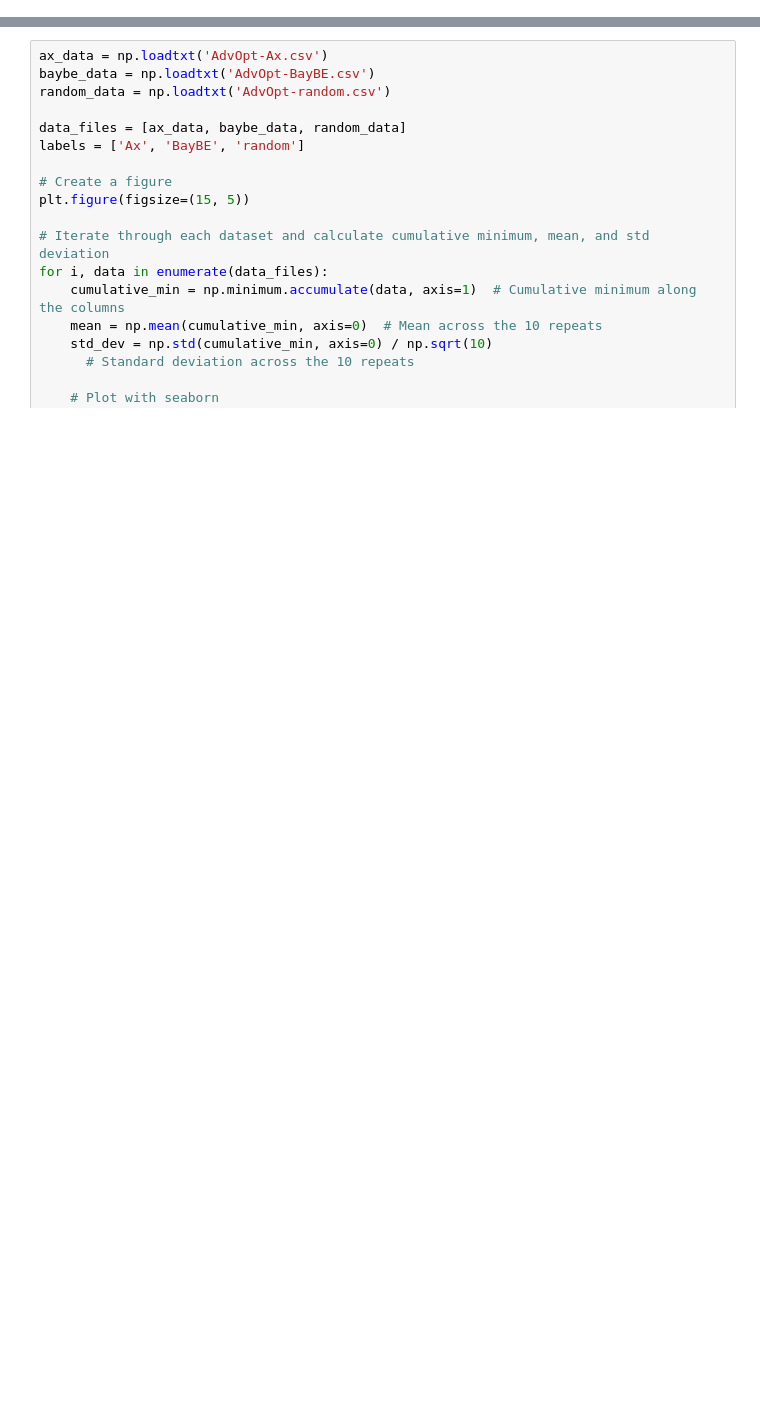
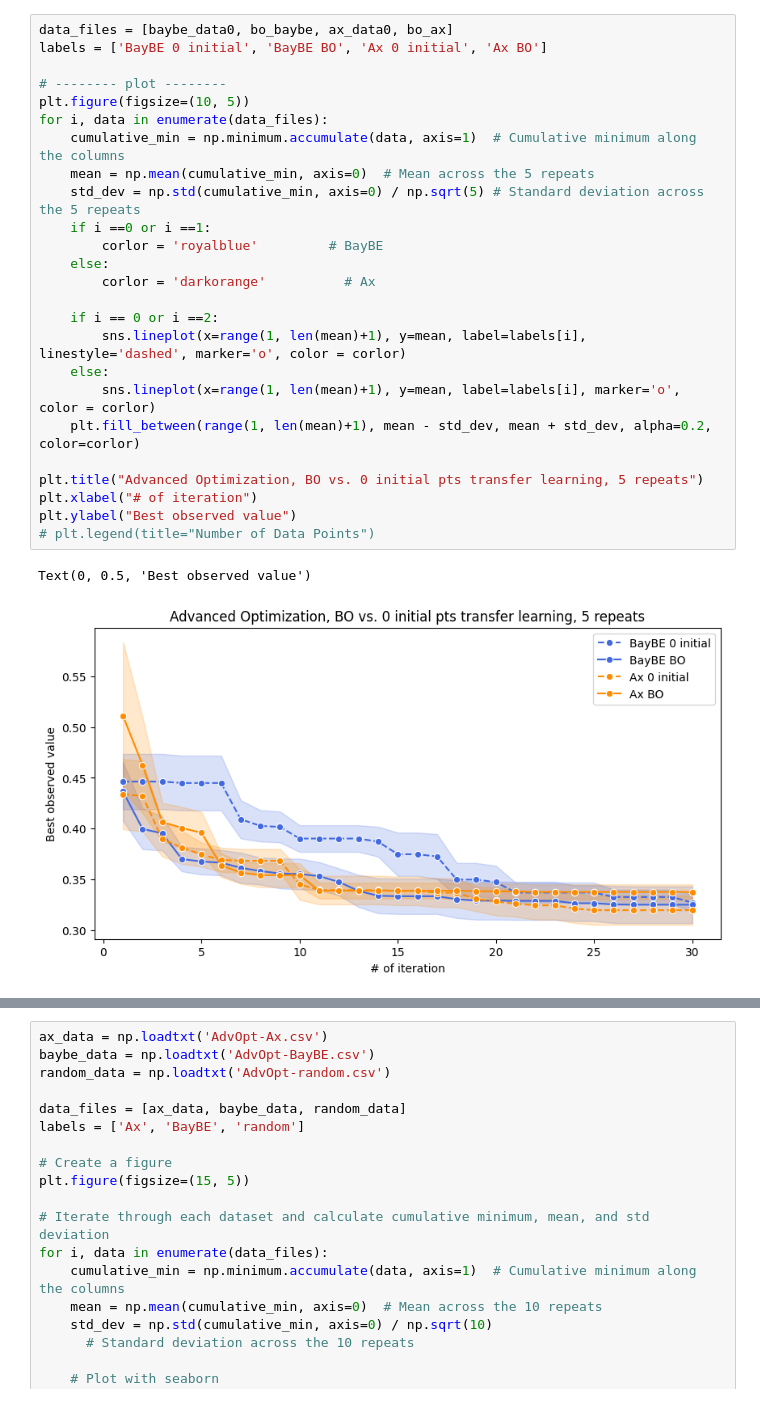
Before and after one commit to AccelerationConsortium/baybe-multi-task-bo, a Jupyter notebook: notebooks/3.1-Ploting.ipynb, the cells around one changed output, grey strips where cells are left out. Drawn from its saved outputs; the diff is of its cells as text; blank space fills up the shorter version.

```diff
--- a/notebooks/3.1-Ploting.ipynb
+++ b/notebooks/3.1-Ploting.ipynb
@@ -17,0 +34,28 @@ data20 = init20_BayBE.reshape(5, 30)
+# %%
+data_files = [baybe_data0, bo_baybe, ax_data0, bo_ax]
+labels = ['BayBE 0 initial', 'BayBE BO', 'Ax 0 initial', 'Ax BO']
+
+# -------- plot --------
+plt.figure(figsize=(10, 5))
+for i, data in enumerate(data_files):
+    cumulative_min = np.minimum.accumulate(data, axis=1)  # Cumulative minimum along the columns
+    mean = np.mean(cumulative_min, axis=0)  # Mean across the 5 repeats
+    std_dev = np.std(cumulative_min, axis=0) / np.sqrt(5) # Standard deviation across the 5 repeats
+    if i ==0 or i ==1:
+        corlor = 'royalblue'         # BayBE
+    else:
+        corlor = 'darkorange'          # Ax
+
+    if i == 0 or i ==2:
+        sns.lineplot(x=range(1, len(mean)+1), y=mean, label=labels[i], linestyle='dashed', marker='o', color = corlor)
+    else:
+        sns.lineplot(x=range(1, len(mean)+1), y=mean, label=labels[i], marker='o', color = corlor)
+    plt.fill_between(range(1, len(mean)+1), mean - std_dev, mean + std_dev, alpha=0.2, color=corlor)
+
+plt.title("Advanced Optimization, BO vs. 0 initial pts transfer learning, 5 repeats")
+plt.xlabel("# of iteration")
+plt.ylabel("Best observed value")
+# plt.legend(title="Number of Data Points")
+# %% [output]
+Text(0, 0.5, 'Best observed value')
+[figure, added]
```
Also changed, not shown: parts of 7 cells of this notebook, 1 other file.
